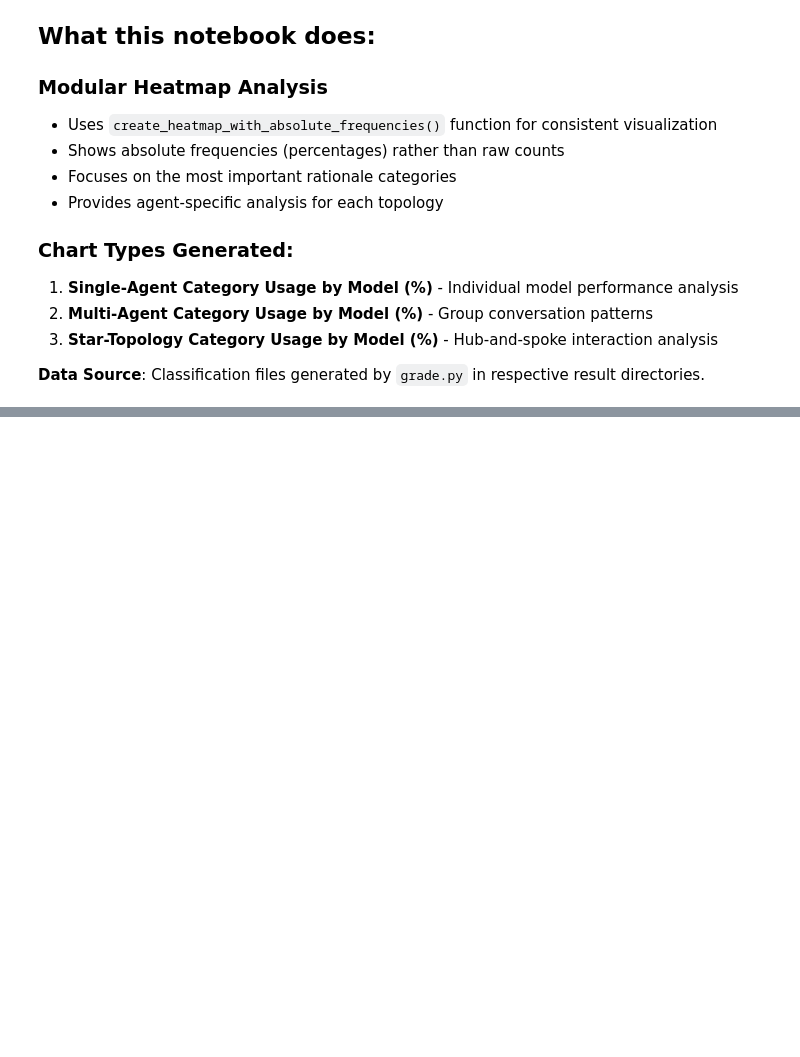
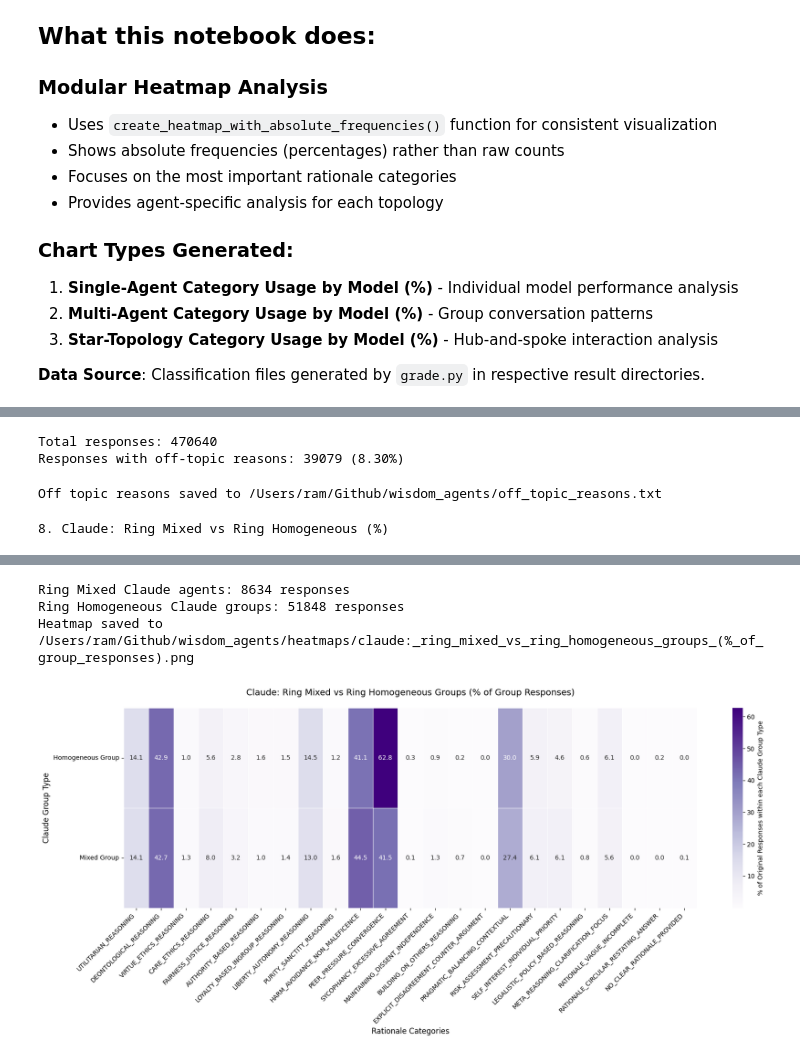
Before and after one commit to rapturt9/wisdom_agents, a Jupyter notebook: graph_graded_results.ipynb, the cells around one changed output, grey strips where cells are left out. Saved outputs shown, nothing was run; the diff lists cells and outputs as text; code cells hidden in the pictures; blank space fills up the shorter version.

```diff
--- a/graph_graded_results.ipynb
+++ b/graph_graded_results.ipynb
@@ -831,0 +866,73 @@ create_heatmap_with_dual_dfs(
+# %%
+total = len(combined_df)
+off_topic = len(combined_df[combined_df['off_topic_reason'].notna()])
+
+print(f"Total responses: {total}")
+print(f"Responses with off-topic reasons: {off_topic} ({off_topic / total * 100:.2f}%)")
+# %% [output]
+Total responses: 470640
+Responses with off-topic reasons: 39079 (8.30%)
+# %%
+#print all of combined_df['off_topic_reason'].unique() to a file
+off_topic_reasons = combined_df['off_topic_reason'].value_counts()
+# print the keys to a file
+off_topic_reasons_file = os.path.join(BASE_DIR, "off_topic_reasons.txt")
+with open(off_topic_reasons_file, 'w') as f:
+    for i, reason in enumerate(off_topic_reasons.index):
+        f.write(f"{i+1}: {reason}\n")
+print(f"Off topic reasons saved to {off_topic_reasons_file}")
+# %% [output]
+Off topic reasons saved to /Users/ram/Github/wisdom_agents/off_topic_reasons.txt
+# %%
+# Compare Claude in ring mixed vs ring homogeneous groups
+print("\n8. Claude: Ring Mixed vs Ring Homogeneous (%)")
+
+# Ring mixed with Claude agents
+ring_mixed_claude_exploded = exploded_df[
+    (exploded_df['group_type'] == 'ring') &
+    (exploded_df['group_model'] == 'mixed') &
+    (exploded_df['model_name'].str.contains('claude', case=False, na=False))
+]
+ring_mixed_claude = combined_df[
+    (combined_df['group_type'] == 'ring') &
+    (combined_df['group_model'] == 'mixed') &
+    (combined_df['model_name'].str.contains('claude', case=False, na=False))
+]
+
+# Ring homogeneous Claude groups
+ring_homo_claude_exploded = exploded_df[
+    (exploded_df['group_type'] == 'ring') &
+    (exploded_df['group_model'] == 'claude')
+]
+ring_homo_claude = combined_df[
+    (combined_df['group_type'] == 'ring') &
+    (combined_df['group_model'] == 'claude')
+]
+
+# Combine both datasets and add a comparison column
+ring_mixed_claude['claude_group_type'] = 'Mixed Group'
+ring_homo_claude['claude_group_type'] = 'Homogeneous Group'
+ring_mixed_claude_exploded['claude_group_type'] = 'Mixed Group'
+ring_homo_claude_exploded['claude_group_type'] = 'Homogeneous Group'
+
+# Combine the datasets
+claude_comparison_combined = pd.concat([ring_mixed_claude, ring_homo_claude], ignore_index=True)
+claude_comparison_exploded = pd.concat([ring_mixed_claude_exploded, ring_homo_claude_exploded], ignore_index=True)
+
+print(f"Ring Mixed Claude agents: {len(ring_mixed_claude)} responses")
+print(f"Ring Homogeneous Claude groups: {len(ring_homo_claude)} responses")
+
+if len(claude_comparison_combined) > 0 and len(claude_comparison_exploded) > 0:
+    create_heatmap_with_dual_dfs(
+        exploded_data_for_counts=claude_comparison_exploded,
+        unexploded_df_for_group_totals=claude_comparison_combined,
+        split_column='claude_group_type',
+        title='Claude: Ring Mixed vs Ring Homogeneous Groups (% of Group Responses)',
+        cmap='Purples',
+        figsize=(18, 8),
+        ordered_categories=VALID_CATEGORY_NAMES
+    )
+else:
+    print("No data found for Claude comparison")
+# %% [output]
+8. Claude: Ring Mixed vs Ring Homogeneous (%)
@@ -831,0 +959,4 @@ create_heatmap_with_dual_dfs(
+Ring Mixed Claude agents: 8634 responses
+Ring Homogeneous Claude groups: 51848 responses
+Heatmap saved to /Users/ram/Github/wisdom_agents/heatmaps/claude:_ring_mixed_vs_ring_homogeneous_groups_(%_of_group_responses).png
+[figure, added]
```
Also changed, not shown: parts of 21 cells of this notebook, 20 other files.
